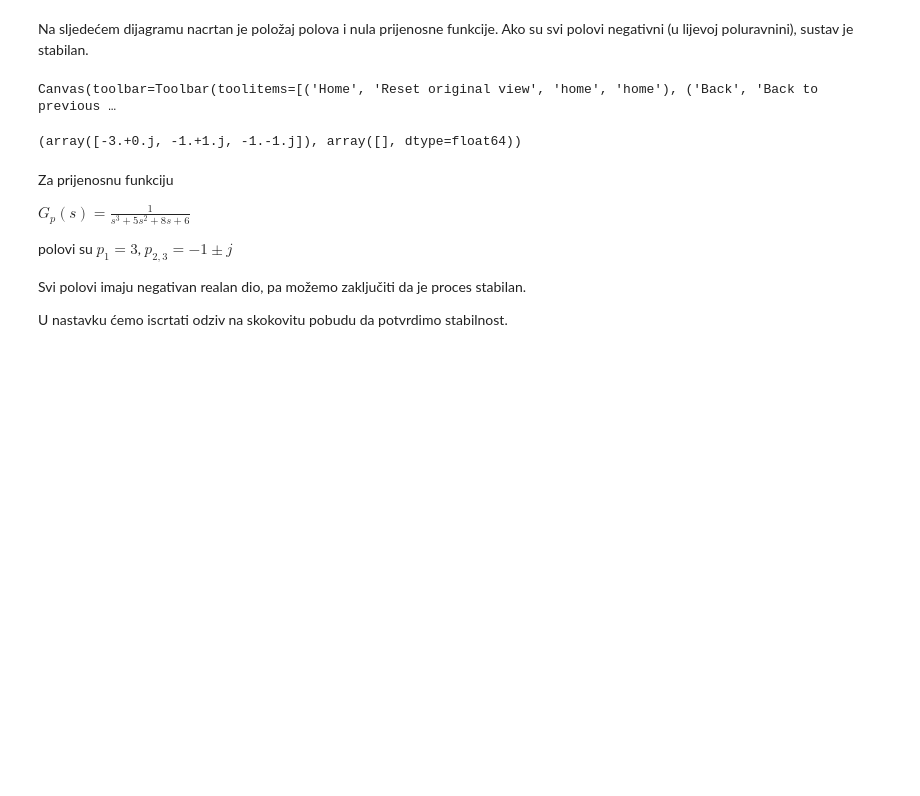
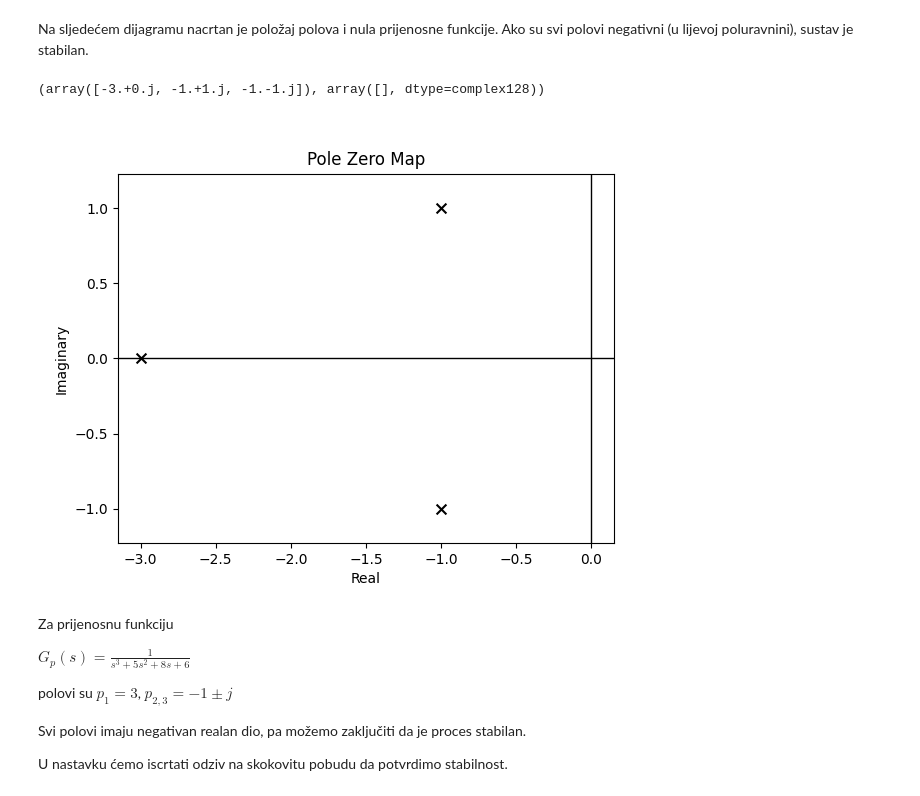
Before and after one commit to ivmi/OAU, a Jupyter notebook: 07_Stabilnost/01_Stabilnost sustava.ipynb, the cells around one changed output. Saved outputs shown, nothing was run; the diff lists cells and outputs as text; code cells hidden in the pictures; blank space fills up the shorter version.

```diff
--- a/07_Stabilnost/01_Stabilnost sustava.ipynb
+++ b/07_Stabilnost/01_Stabilnost sustava.ipynb
@@ -53,10 +53,11 @@ nule: []
 Na sljedećem dijagramu nacrtan je položaj polova i nula prijenosne funkcije. Ako su svi polovi negativni (u lijevoj poluravnini), sustav je stabilan.
 # %%
 # dijagram polova i nula
+fig = plt.figure()
 control.pzmap(Gp)
 # %% [output]
-Canvas(toolbar=Toolbar(toolitems=[('Home', 'Reset original view', 'home', 'home'), ('Back', 'Back to previous …
+(array([-3.+0.j, -1.+1.j, -1.-1.j]), array([], dtype=complex128))
-(array([-3.+0.j, -1.+1.j, -1.-1.j]), array([], dtype=float64))
+[figure, added]
 # %% [markdown]
 Za prijenosnu funkciju
 
```
Also changed, not shown: parts of 8 cells of this notebook, 3 other files.
